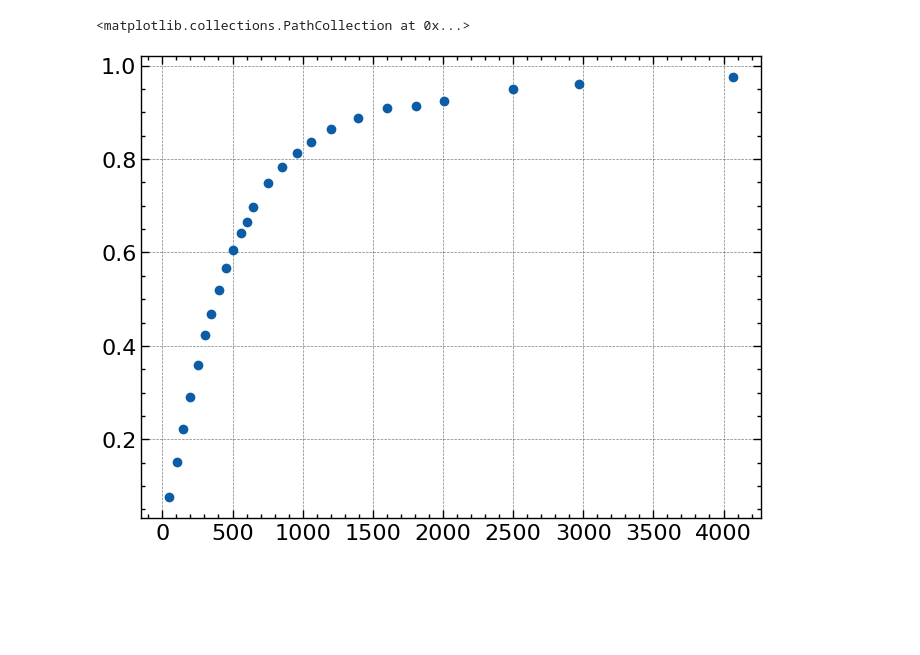
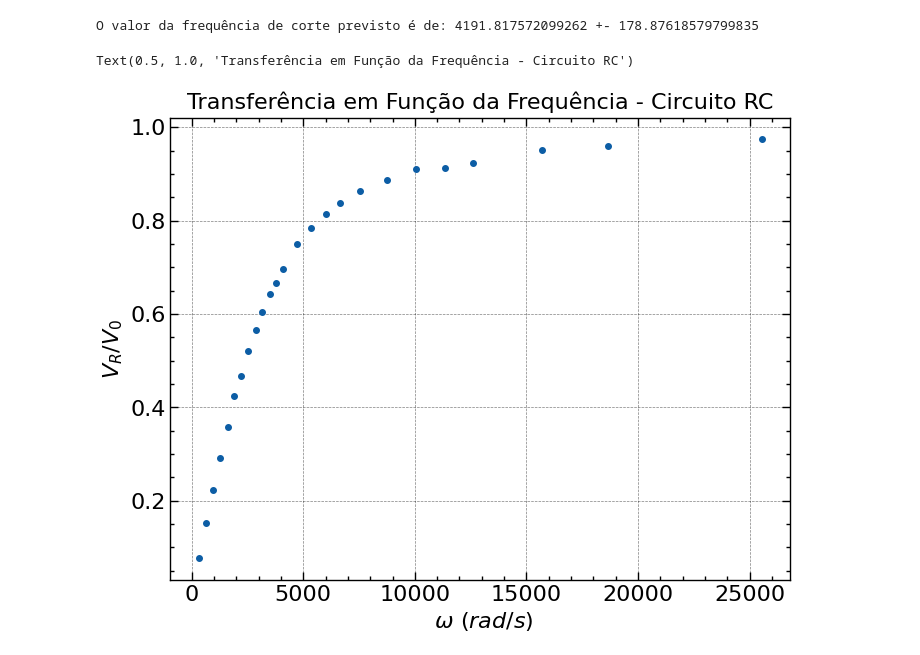
Before and after one commit to matncb/laboratorio-fisica3, a Jupyter notebook: Circuitos-ac/filtros.ipynb, the cells around one changed output. Cells and saved outputs as stored; diff of their text form; code cells hidden in the pictures; blank space fills up the shorter version.

```diff
--- a/Circuitos-ac/filtros.ipynb
+++ b/Circuitos-ac/filtros.ipynb
@@ -23,3 +24,26 @@ V_R_err = np.array([0.001, 0.001, 0.01, 0.01, 0.01, 0.01, 0.01, 0.01, 0.01, 0.01
 
 V_C = np.array([22.06, 21.83, 21.43, 20.98, 20.35, 19.82, 19.25, 18.52, 17.78, 17.17, 16.46, 15.92, 15.23, 14.02, 13.04, 12.02, 11.22, 10.19, 9.01, 8.05, 7.25, 6.60, 5.41, 4.59, 3.39, 2.764, 1.745, 1.108, 0.930, 0.796, 0.702])
 V_C_err = np.array([0.01, 0.01, 0.01, 0.01, 0.01, 0.01, 0.01, 0.01, 0.01, 0.01, 0.01, 0.01, 0.01, 0.01, 0.01, 0.01, 0.01, 0.01, 0.01, 0.01, 0.01, 0.01, 0.01, 0.01, 0.01, 0.001, 0.001, 0.001, 0.001, 0.001, 0.001])
+# %%
+# T = 1/sqrt(1 + (omega_0/omega)**2)
+#omega_0 = 1/RC
+
+# T = 1/sqrt(1 + (omega/omega_0)**2)
+#omega_0 = R/L
+
+#omega de corte é o omega tal que a potência é metade da fornecida V_0**2/R
+
+# P = V_R**2/R
+
+R = 994
+R_err = 1
+
+C = 24 *1e-8
+C_err = 1 *1e-8
+
+omega_0_previsto = 1/(R*C)
+omega_0_previsto_err = 1/(R**2 *C) *R_err + 1/(R*C**2) *C_err
+
+print(f"O valor da frequência de corte previsto é de: {omega_0_previsto} +- {omega_0_previsto_err}")
+# %% [output]
+O valor da frequência de corte previsto é de: 4191.817572099262 +- 178.87618579799835
@@ -26,6 +55,10 @@ V_C_err = np.array([0.01, 0.01, 0.01, 0.01, 0.01, 0.01, 0.01, 0.01, 0.01, 0.01,
 # %%
-plt.scatter(f[:-6], (V_R/V_0)[:-6])
+plt.errorbar(2*np.pi*f[:-6], (V_R/V_0)[:-6], xerr=2*np.pi*f_err[-6], yerr= (V_R_err/V_0 + V_R/V_0**2 *0.001)[-6], marker = 'o',ms = 4, ls = '',)
+
+plt.xlabel(r"$\ \omega \ (rad/s)$")
+plt.ylabel(r"$V_R/V_0$")
+plt.title("Transferência em Função da Frequência - Circuito RC")
 # %% [output]
-<matplotlib.collections.PathCollection at 0x...>
+Text(0.5, 1.0, 'Transferência em Função da Frequência - Circuito RC')
-[figure, old version]
+[figure, new version]
 # %%
```
Also changed, not shown: parts of 7 cells of this notebook.
